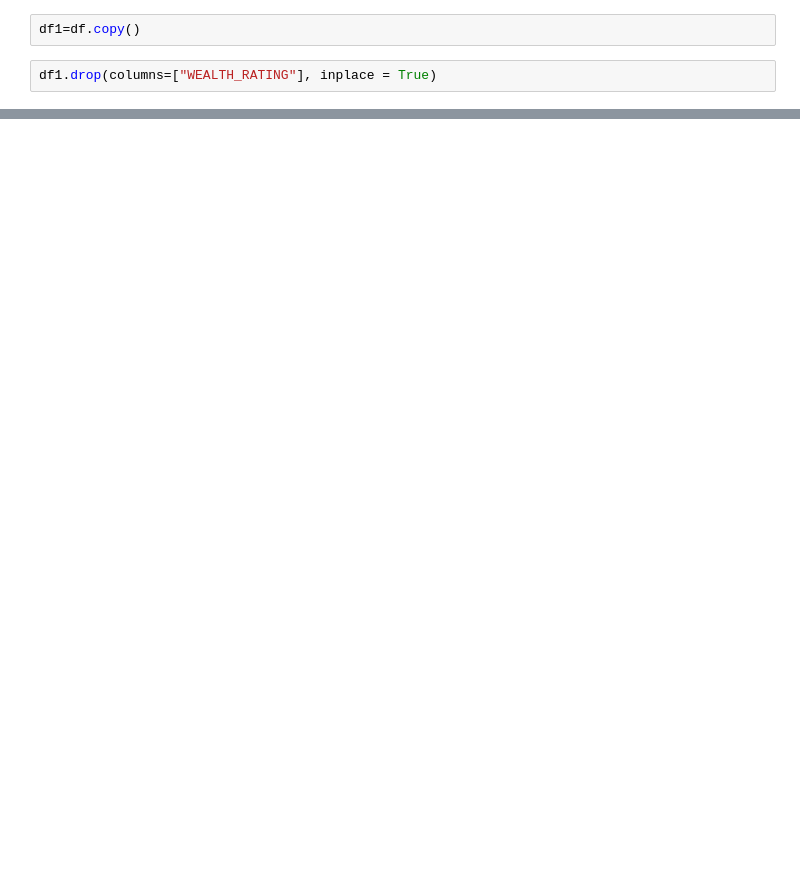
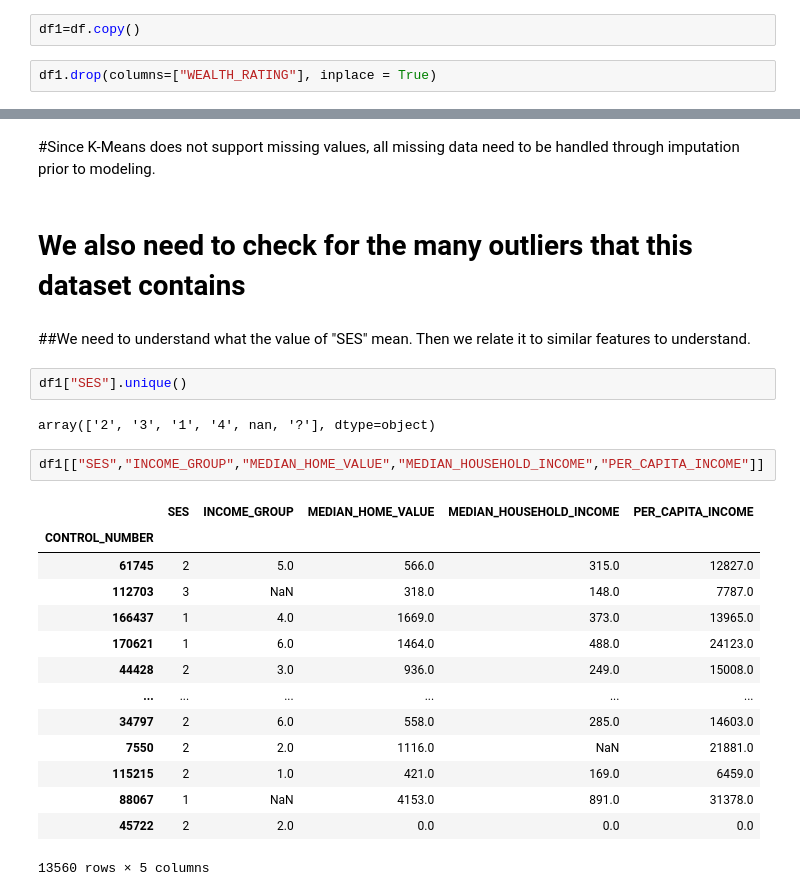
Before and after one commit to iddadobroc/DSML_Group11_Clustering, a Jupyter notebook: DSML_Group11.ipynb, the cells around one changed output, grey strips where cells are left out. Drawn from its saved outputs; the diff is of its cells as text; blank space fills up the shorter version.

```diff
--- a/DSML_Group11.ipynb
+++ b/DSML_Group11.ipynb
@@ -111,0 +510,27 @@ df1.set_index("CONTROL_NUMBER", inplace = True)
+# %% [markdown]
+#Since K-Means does not support missing values, all missing data need to be handled through imputation prior to modeling.
+# %% [markdown]
+# We also need to check for the many outliers that this dataset contains
+# %% [markdown]
+##We need to understand what the value of "SES" mean. Then we relate it to similar features to understand.
+# %%
+df1["SES"].unique()
+# %% [output]
+array(['2', '3', '1', '4', nan, '?'], dtype=object)
+# %%
+df1[["SES","INCOME_GROUP","MEDIAN_HOME_VALUE","MEDIAN_HOUSEHOLD_INCOME","PER_CAPITA_INCOME"]]
+# %% [output]
+|  | SES | INCOME_GROUP | MEDIAN_HOME_VALUE | MEDIAN_HOUSEHOLD_INCOME | PER_CAPITA_INCOME |
+| CONTROL_NUMBER |  |  |  |  |  |
+| 61745 | 2 | 5.0 | 566.0 | 315.0 | 12827.0 |
+| 112703 | 3 | NaN | 318.0 | 148.0 | 7787.0 |
+| 166437 | 1 | 4.0 | 1669.0 | 373.0 | 13965.0 |
+| 170621 | 1 | 6.0 | 1464.0 | 488.0 | 24123.0 |
+| 44428 | 2 | 3.0 | 936.0 | 249.0 | 15008.0 |
+| ... | ... | ... | ... | ... | ... |
+| 34797 | 2 | 6.0 | 558.0 | 285.0 | 14603.0 |
+| 7550 | 2 | 2.0 | 1116.0 | NaN | 21881.0 |
+| 115215 | 2 | 1.0 | 421.0 | 169.0 | 6459.0 |
+| 88067 | 1 | NaN | 4153.0 | 891.0 | 31378.0 |
+| 45722 | 2 | 2.0 | 0.0 | 0.0 | 0.0 |
+13560 rows × 5 columns
```
Also changed, not shown: parts of 27 cells of this notebook.
